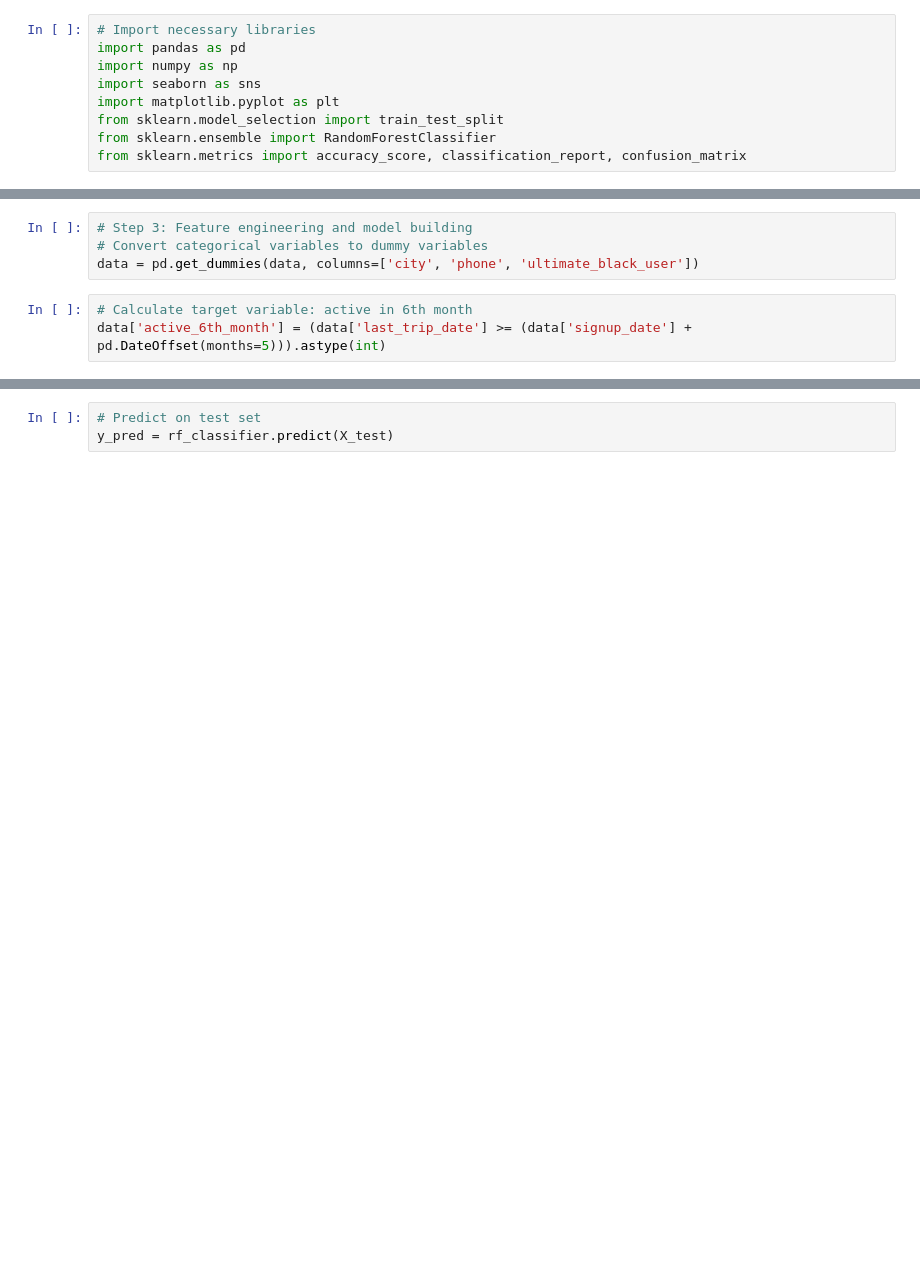
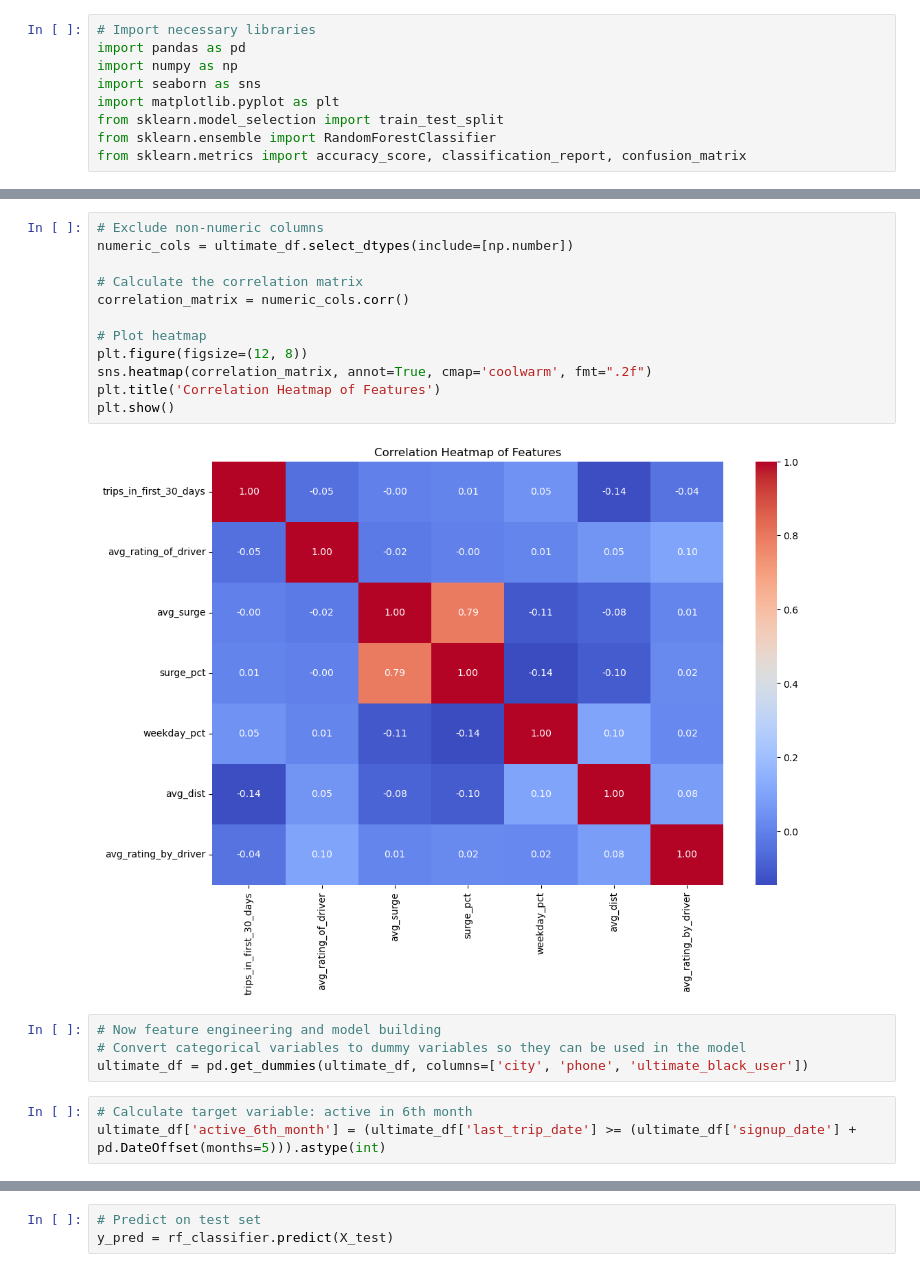
Before and after one commit to lykkelig/Ultimate_Technologies_Inc_Take-Home-Challenge, a Jupyter notebook: ultimate_data_challenge.ipynb, the cells around one changed output, grey strips where cells are left out. Drawn from its saved outputs; the diff is of its cells as text; blank space fills up the shorter version.

```diff
--- a/ultimate_data_challenge.ipynb
+++ b/ultimate_data_challenge.ipynb
@@ -97,9 +124,23 @@ plt.show()
+# %%
+# Exclude non-numeric columns
+numeric_cols = ultimate_df.select_dtypes(include=[np.number])
+
+# Calculate the correlation matrix
+correlation_matrix = numeric_cols.corr()
+
+# Plot heatmap
+plt.figure(figsize=(12, 8))
+sns.heatmap(correlation_matrix, annot=True, cmap='coolwarm', fmt=".2f")
+plt.title('Correlation Heatmap of Features')
+plt.show()
+# %% [output]
+[figure, added]
 # %%
-# Step 3: Feature engineering and model building
-# Convert categorical variables to dummy variables
-data = pd.get_dummies(data, columns=['city', 'phone', 'ultimate_black_user'])
+# Now feature engineering and model building
+# Convert categorical variables to dummy variables so they can be used in the model
+ultimate_df = pd.get_dummies(ultimate_df, columns=['city', 'phone', 'ultimate_black_user'])
 # %%
 # Calculate target variable: active in 6th month
-data['active_6th_month'] = (data['last_trip_date'] >= (data['signup_date'] + pd.DateOffset(months=5))).astype(int)
+ultimate_df['active_6th_month'] = (ultimate_df['last_trip_date'] >= (ultimate_df['signup_date'] + pd.DateOffset(months=5))).astype(int)
 # %%
 # Select features and target variable
```
Also changed, not shown: parts of 19 cells of this notebook, 1 other file.
